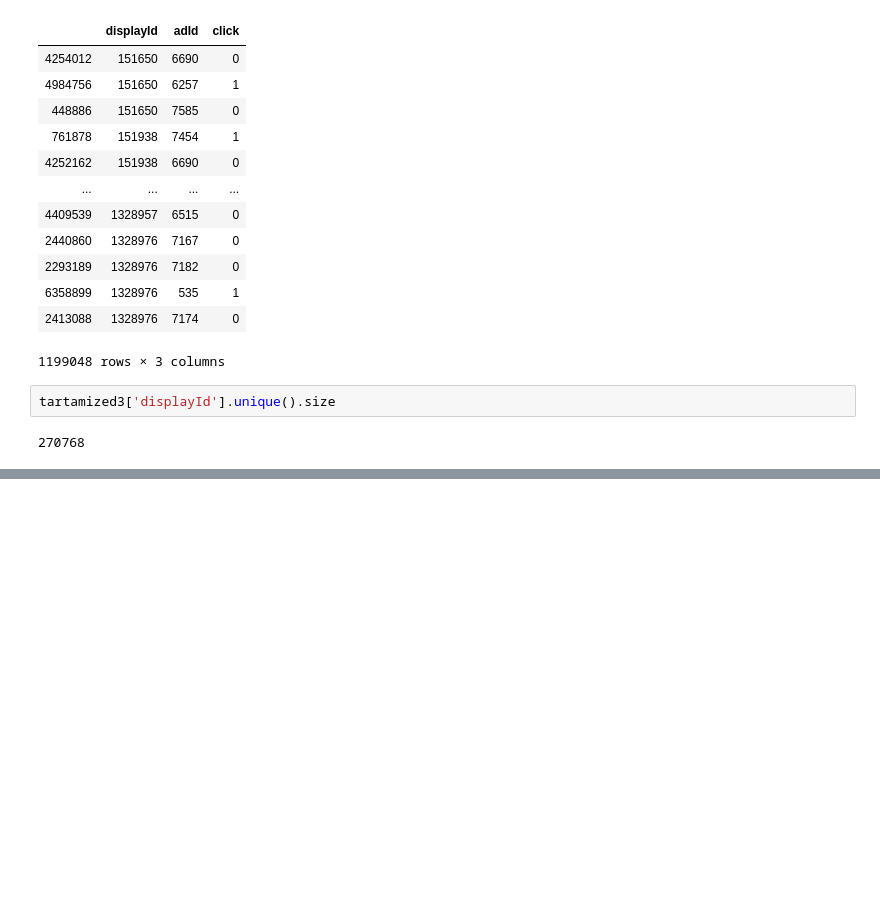
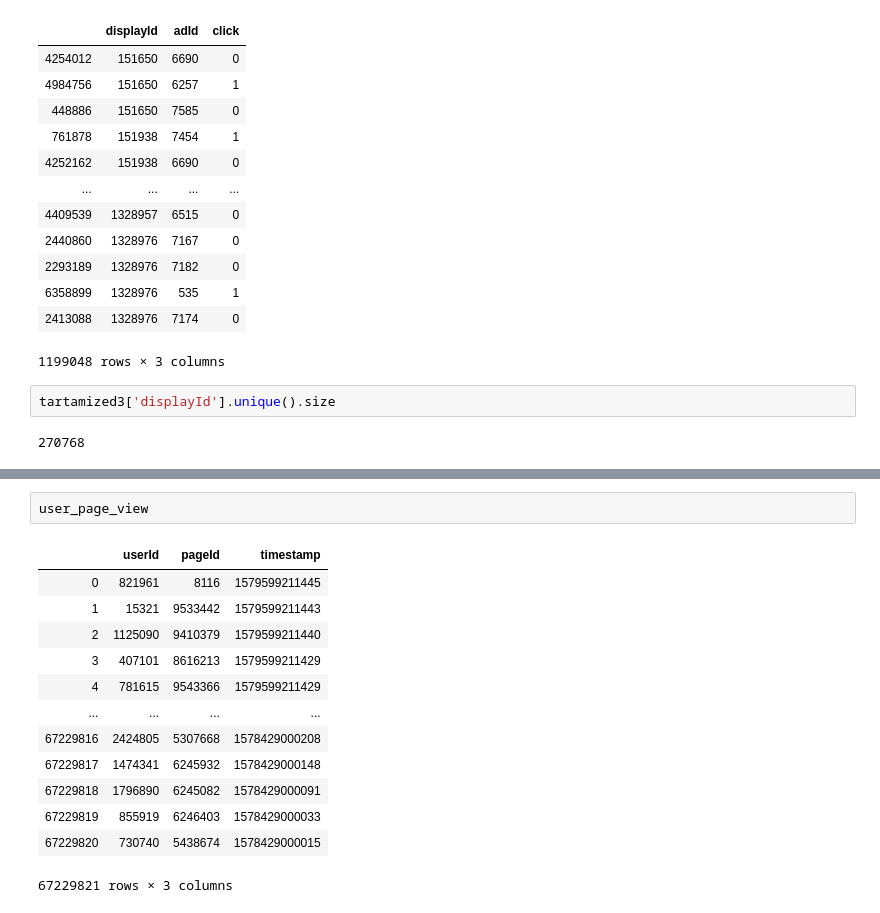
Before and after one commit to kooranifar/komboze, a Jupyter notebook: randomlyFilled.ipynb, the cells around one changed output, grey strips where cells are left out. Cells and saved outputs as stored; diff of their text form; blank space fills up the shorter version.

```diff
--- a/randomlyFilled.ipynb
+++ b/randomlyFilled.ipynb
@@ -632,0 +723,16 @@ KeyboardInterrupt:
+# %%
+user_page_view
+# %% [output]
+|  | userId | pageId | timestamp |
+| 0 | 821961 | 8116 | 1579599211445 |
+| 1 | 15321 | 9533442 | 1579599211443 |
+| 2 | 1125090 | 9410379 | 1579599211440 |
+| 3 | 407101 | 8616213 | 1579599211429 |
+| 4 | 781615 | 9543366 | 1579599211429 |
+| ... | ... | ... | ... |
+| 67229816 | 2424805 | 5307668 | 1578429000208 |
+| 67229817 | 1474341 | 6245932 | 1578429000148 |
+| 67229818 | 1796890 | 6245082 | 1578429000091 |
+| 67229819 | 855919 | 6246403 | 1578429000033 |
+| 67229820 | 730740 | 5438674 | 1578429000015 |
+67229821 rows × 3 columns
```
Also changed, not shown: parts of 24 cells of this notebook, 4 other files.
